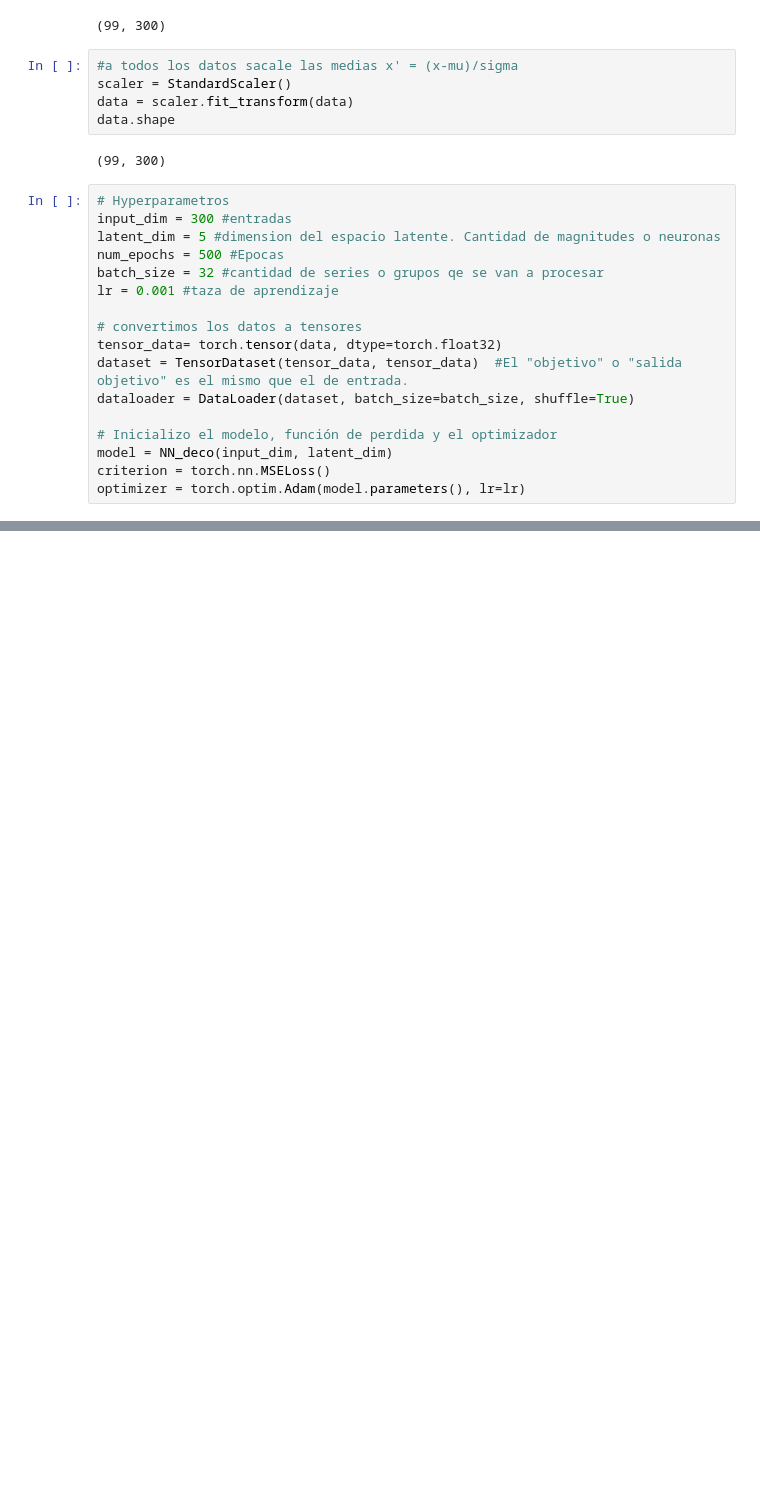
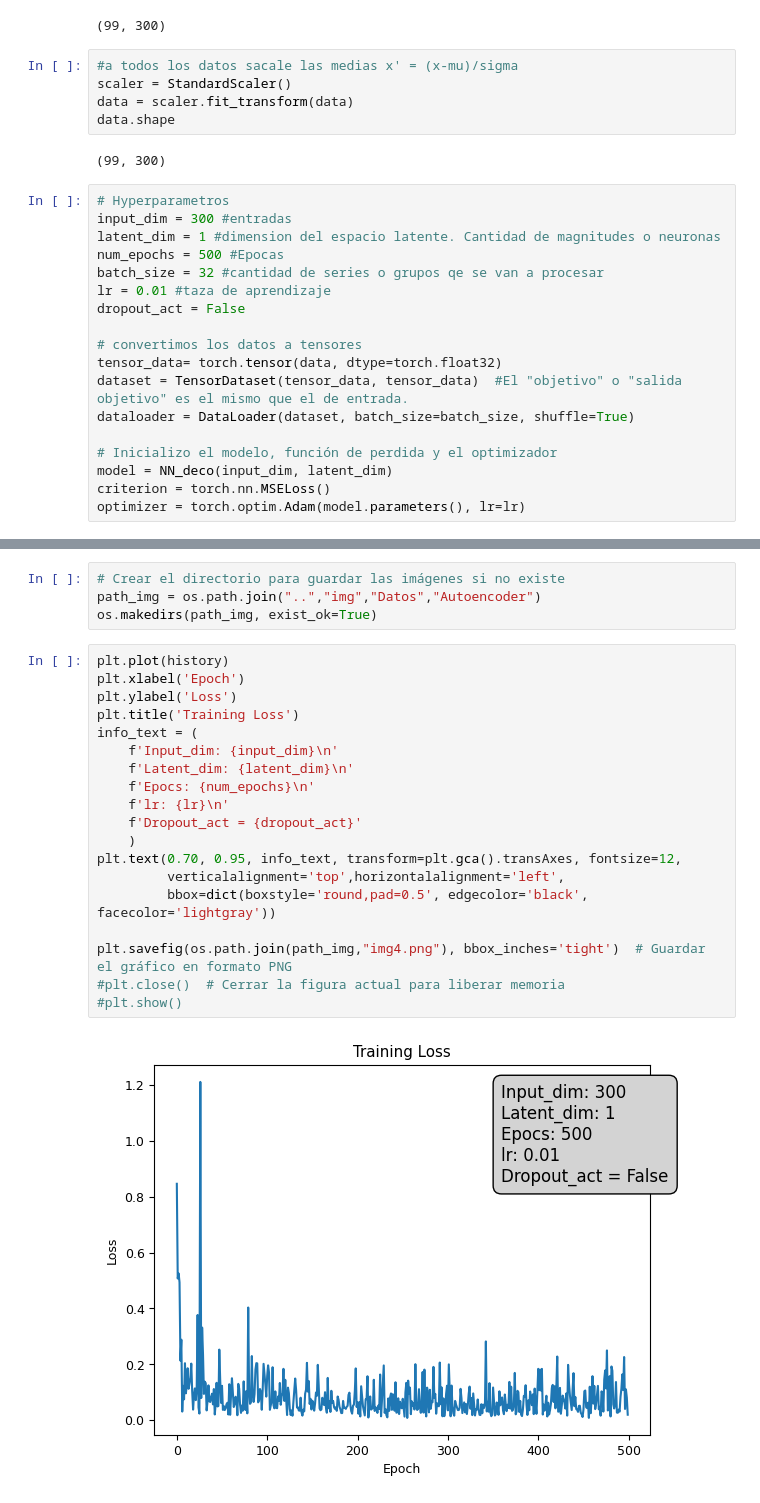
Before and after one commit to sebastlop/st-acumulador-angel-fabio, a Jupyter notebook: Code-file/autoencoder.ipynb, the cells around one changed output, grey strips where cells are left out. Drawn from its saved outputs; the diff is of its cells as text; blank space fills up the shorter version.

Commit message:
Autoencoder Perfecto, raro!

```diff
--- a/Code-file/autoencoder.ipynb
+++ b/Code-file/autoencoder.ipynb
@@ -174,10 +159,11 @@ data.shape
 # %%
 # Hyperparametros
 input_dim = 300 #entradas
-latent_dim = 5 #dimension del espacio latente. Cantidad de magnitudes o neuronas
+latent_dim = 1 #dimension del espacio latente. Cantidad de magnitudes o neuronas
 num_epochs = 500 #Epocas
 batch_size = 32 #cantidad de series o grupos qe se van a procesar
-lr = 0.001 #taza de aprendizaje
+lr = 0.01 #taza de aprendizaje
+dropout_act = False
 
 # convertimos los datos a tensores
 tensor_data= torch.tensor(data, dtype=torch.float32)
@@ -233,0 +212,25 @@ plt.show()
+# %%
+# Crear el directorio para guardar las imágenes si no existe
+path_img = os.path.join("..","img","Datos","Autoencoder")
+os.makedirs(path_img, exist_ok=True)
+# %%
+plt.plot(history)
+plt.xlabel('Epoch')
+plt.ylabel('Loss')
+plt.title('Training Loss')
+info_text = (
+    f'Input_dim: {input_dim}\n'
+    f'Latent_dim: {latent_dim}\n'
+    f'Epocs: {num_epochs}\n'
+    f'lr: {lr}\n'
+    f'Dropout_act = {dropout_act}'
+    )
+plt.text(0.70, 0.95, info_text, transform=plt.gca().transAxes, fontsize=12,
+         verticalalignment='top',horizontalalignment='left',
+         bbox=dict(boxstyle='round,pad=0.5', edgecolor='black', facecolor='lightgray'))
+
+plt.savefig(os.path.join(path_img,"img4.png"), bbox_inches='tight')  # Guardar el gráfico en formato PNG
+#plt.close()  # Cerrar la figura actual para liberar memoria
+#plt.show()
+# %% [output]
+[figure, added]
```
Also changed, not shown: parts of 13 cells of this notebook, 7 other files.
